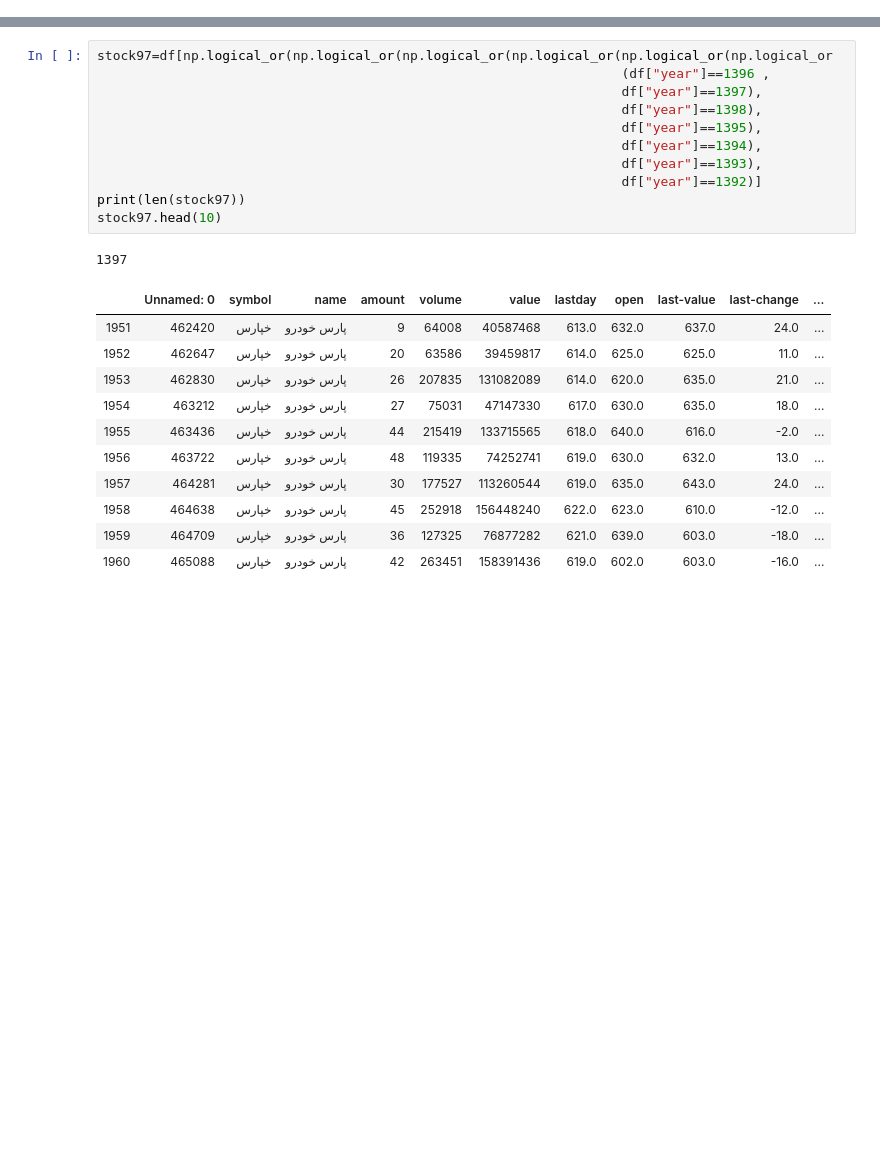
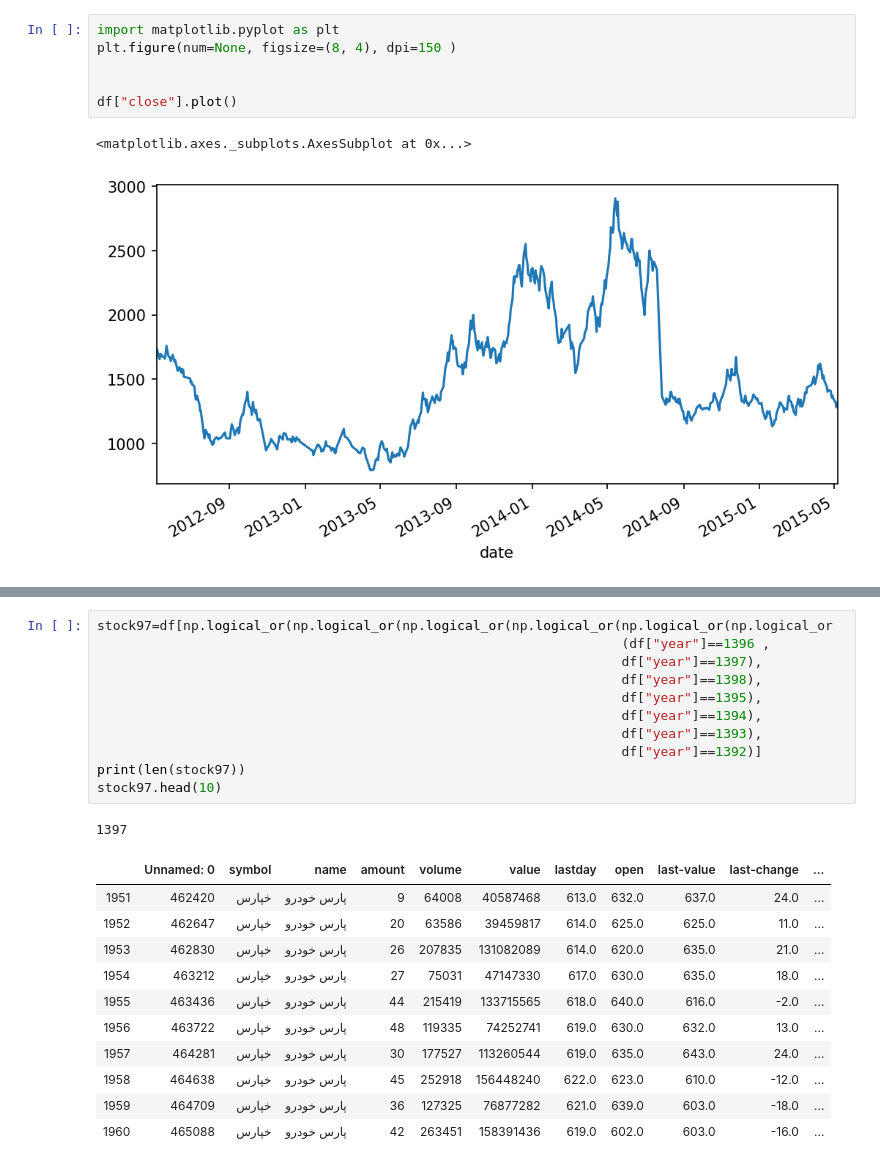
Before and after one commit to miladmirzazadeh/Parooo, a Jupyter notebook: Milads Notebook.ipynb, the cells around one changed output, grey strips where cells are left out. Saved outputs shown, nothing was run; the diff lists cells and outputs as text; blank space fills up the shorter version.

```diff
--- a/Milads Notebook.ipynb
+++ b/Milads Notebook.ipynb
@@ -6,0 +128,9 @@ from math import pi
+# %%
+import matplotlib.pyplot as plt
+plt.figure(num=None, figsize=(8, 4), dpi=150 )
+
+
+df["close"].plot()
+# %% [output]
+<matplotlib.axes._subplots.AxesSubplot at 0x...>
+[figure, added]
```
Also changed, not shown: parts of 18 cells of this notebook, 14 other files.
